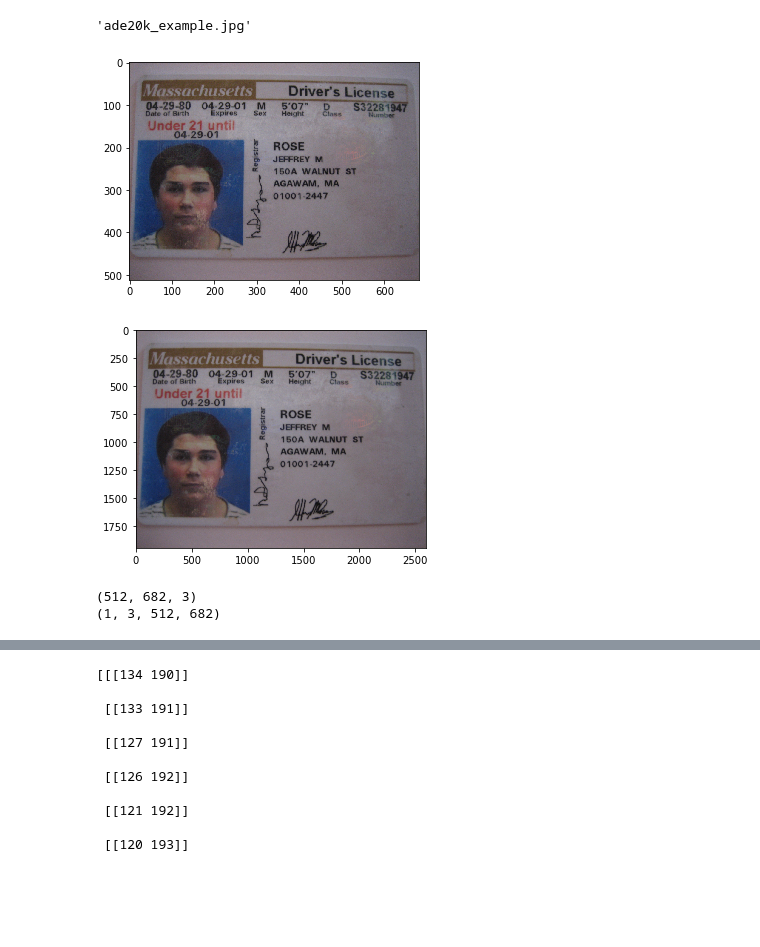
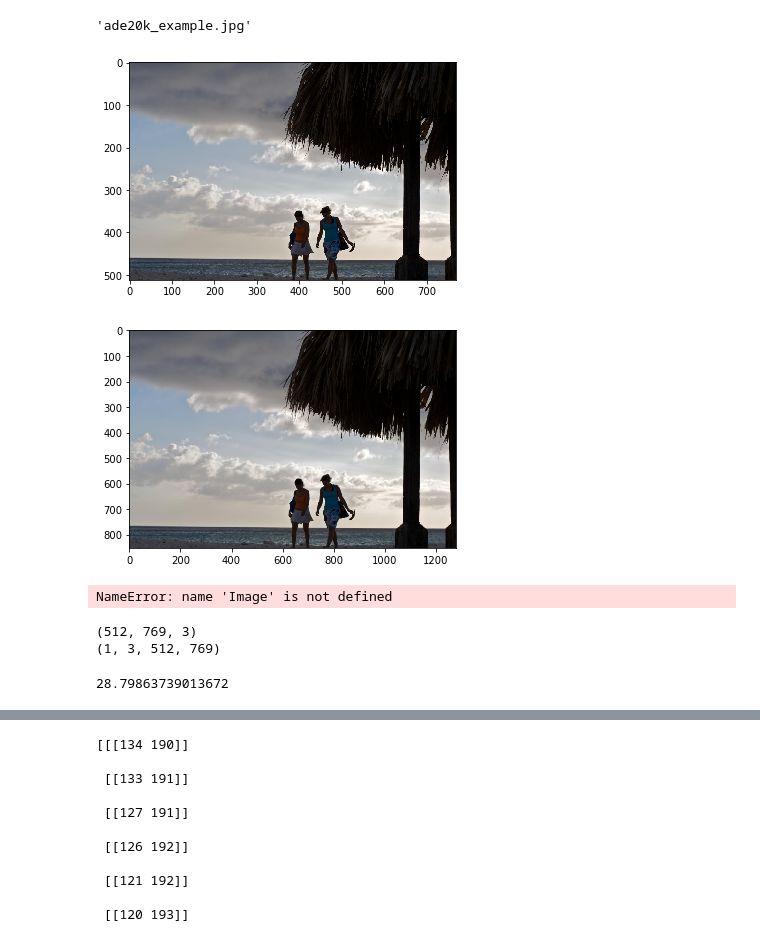
Before and after one commit to agathe-balayn/man_machine_image_privatisation, a Jupyter notebook: test_deeplab.ipynb, the cells around one changed output, grey strips where cells are left out. Cells and saved outputs as stored; diff of their text form; code cells hidden in the pictures; blank space fills up the shorter version.

Commit message:
update to allow for more functionalities in the treatment of the images

```diff
--- a/test_deeplab.ipynb
+++ b/test_deeplab.ipynb
@@ -21,49 +21,51 @@ gluoncv.utils.download(url, filename, True)
 Downloading ade20k_example.jpg from https://github.com/zhanghang1989/image-data/blob/master/encoding/segmentation/ade20k/ADE_val_00001755.jpg?raw=true...
 'ade20k_example.jpg'
 # %%
-filename = '2017_12571467.jpg'
+filename = "2017_10000580.jpg"#'2017_12571467.jpg'
 
 #from PIL import Image
 #im = Image.open(file_name)
 #im.resize(size, resample=0)
 
 
 img = image.imread(filename)
 
 
 if (img.shape[0] > 512) and (img.shape[1] > 512):
     shapes = [img.shape[0], img.shape[1]]
     min_dim = shapes.index(min(shapes))
     max_dim = shapes.index(max(shapes))
     ratio = min(shapes) / 512
     other_shape = max(shapes)/ ratio
     new_size = [0, 0]
     new_size[min_dim] = 512
     new_size[max_dim] = int(other_shape)
     img = image.imresize(img, new_size[1], new_size[0])
 
 from matplotlib import pyplot as plt
 plt.imshow(img.asnumpy())
 plt.show()
 
 
 resized_image = image.imresize(img, shapes[1], shapes[0])
 plt.imshow(resized_image.asnumpy())
 plt.show()
 # %% [output]
-[figure, old version]
+[figure, new version]
-[figure, old version]
+[figure, new version]
 # %%
 new_im1 = Image.fromarray(img.asnumpy())
 new_im1.save('test_resized_im.png')
+# %% [output]
+NameError: name 'Image' is not defined
 # %%
 from gluoncv.data.transforms.presets.segmentation import test_transform
 print(img.shape)
 img = test_transform(img, ctx)
 print(img.shape)
 # %% [output]
-(512, 682, 3)
-(1, 3, 512, 682)
+(512, 769, 3)
+(1, 3, 512, 769)
 # %%
 model = gluoncv.model_zoo.get_model('deeplab_resnet101_ade', pretrained=True)
 # %%
@@ -73,6 +75,8 @@ start = time.time()
 predict = mx.nd.squeeze(mx.nd.argmax(output, 1)).asnumpy()
 end = time.time()
 print(end-start)
+# %% [output]
+28.79863739013672
 # %%
 start = time.time()
 
```
Also changed, not shown: parts of 7 cells of this notebook, 4 other files.
